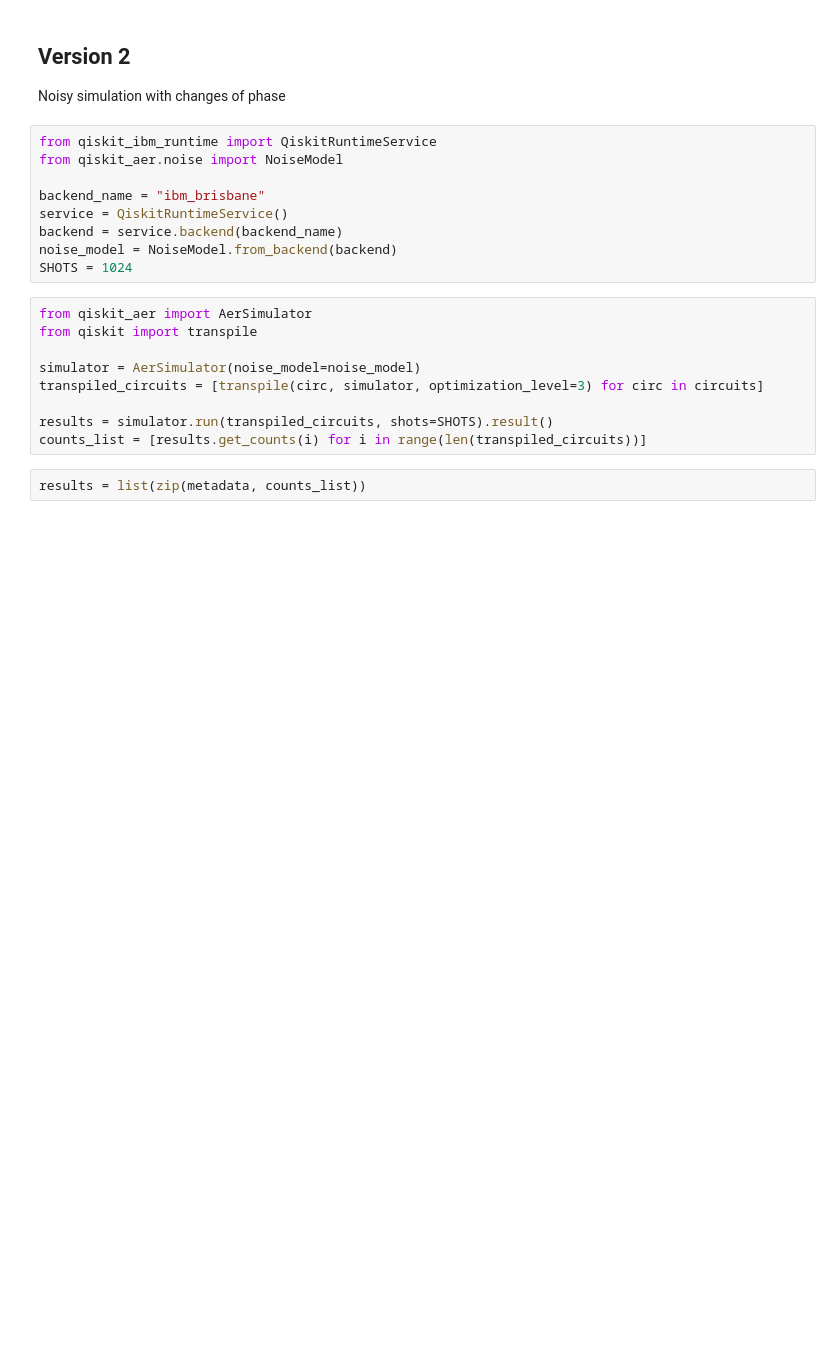
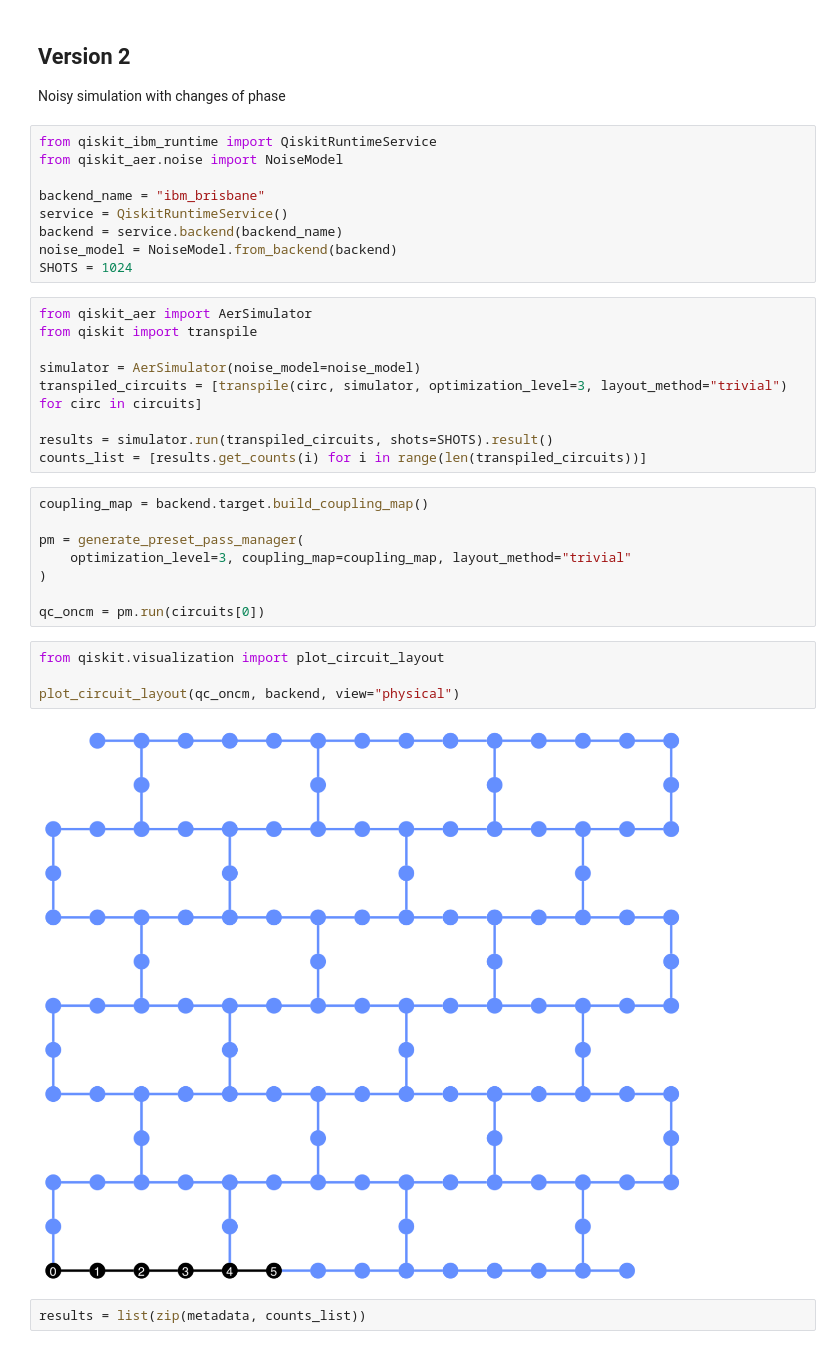
Before and after one commit to MarkAppprogrammer/CHSH-Ineq, a Jupyter notebook: code/nisq-entaglment/code.ipynb, the cells around one changed output. Cells and saved outputs as stored; diff of their text form; blank space fills up the shorter version.

```diff
--- a/code/nisq-entaglment/code.ipynb
+++ b/code/nisq-entaglment/code.ipynb
@@ -117,10 +117,24 @@ from qiskit_aer import AerSimulator
 from qiskit import transpile
 
 simulator = AerSimulator(noise_model=noise_model)
-transpiled_circuits = [transpile(circ, simulator, optimization_level=3) for circ in circuits]
+transpiled_circuits = [transpile(circ, simulator, optimization_level=3, layout_method="trivial") for circ in circuits]
 
 results = simulator.run(transpiled_circuits, shots=SHOTS).result()
 counts_list = [results.get_counts(i) for i in range(len(transpiled_circuits))]
+# %%
+coupling_map = backend.target.build_coupling_map()
+
+pm = generate_preset_pass_manager(
+    optimization_level=3, coupling_map=coupling_map, layout_method="trivial"
+)
+
+qc_oncm = pm.run(circuits[0])
+# %%
+from qiskit.visualization import plot_circuit_layout
+
+plot_circuit_layout(qc_oncm, backend, view="physical")
+# %% [output]
+[figure, added]
 # %%
 results = list(zip(metadata, counts_list))
 # %%
```
Also changed, not shown: 4 other files.
